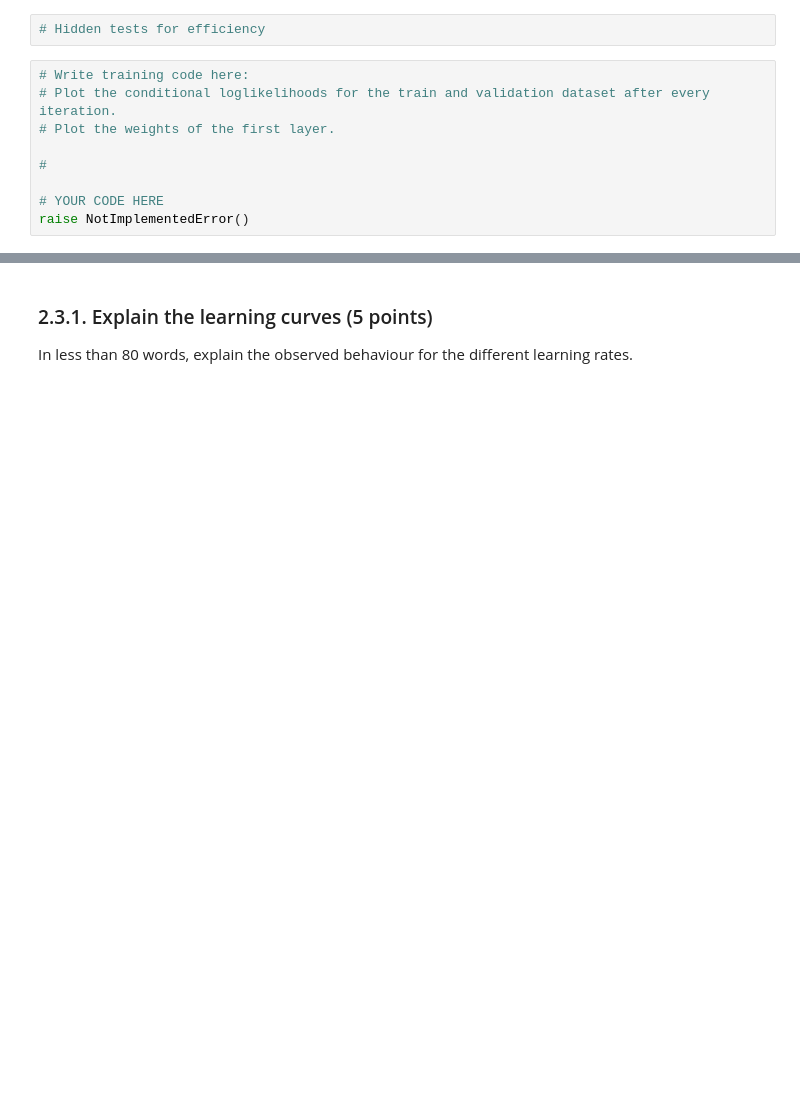
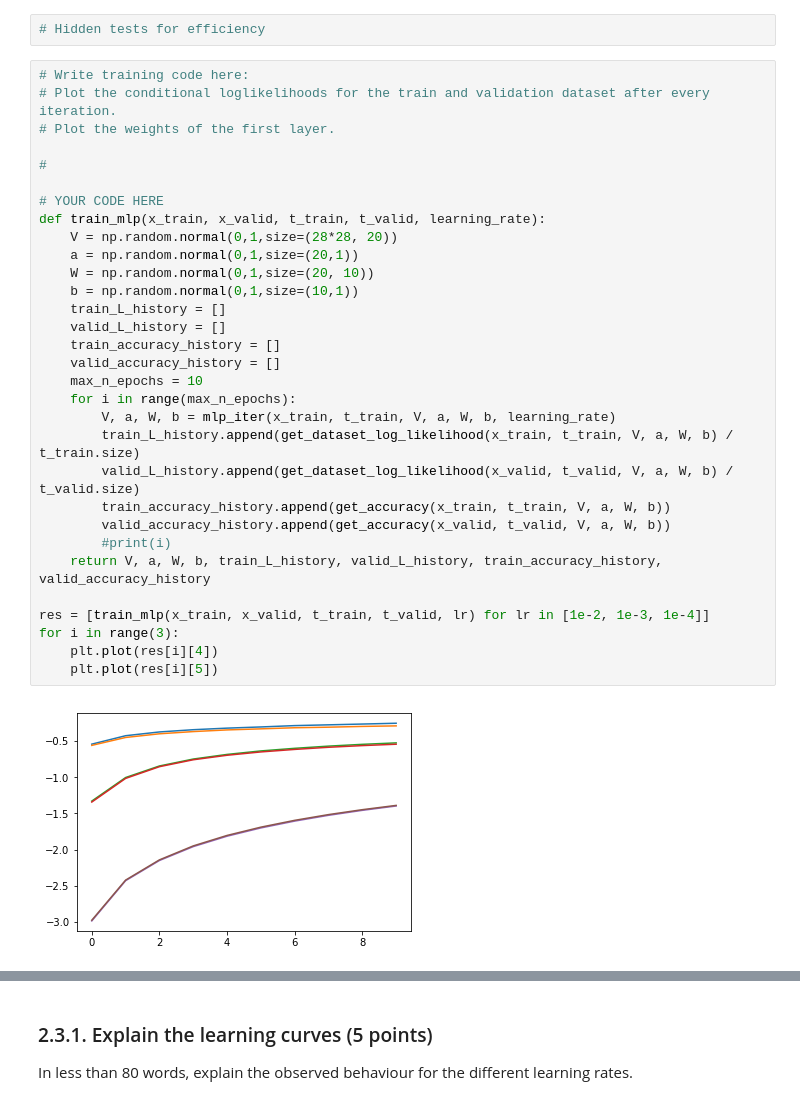
Before and after one commit to sheridavandenbent/ml1_labs, a Jupyter notebook: 10428461_12278327_lab2.ipynb, the cells around one changed output, grey strips where cells are left out. Saved outputs shown, nothing was run; the diff lists cells and outputs as text; blank space fills up the shorter version.

```diff
--- a/10428461_12278327_lab2.ipynb
+++ b/10428461_12278327_lab2.ipynb
@@ -622,13 +724,37 @@ raise NotImplementedError()
 # %%
 # Hidden tests for efficiency
-# %%
-# Write training code here:
-# Plot the conditional loglikelihoods for the train and validation dataset after every iteration.
-# Plot the weights of the first layer.
-
-#
-
-# YOUR CODE HERE
-raise NotImplementedError()
+# %%
+# Write training code here:
+# Plot the conditional loglikelihoods for the train and validation dataset after every iteration.
+# Plot the weights of the first layer.
+
+#
+
+# YOUR CODE HERE
+def train_mlp(x_train, x_valid, t_train, t_valid, learning_rate):
+    V = np.random.normal(0,1,size=(28*28, 20))
+    a = np.random.normal(0,1,size=(20,1))
+    W = np.random.normal(0,1,size=(20, 10))
+    b = np.random.normal(0,1,size=(10,1))
+    train_L_history = []
+    valid_L_history = []
+    train_accuracy_history = []
+    valid_accuracy_history = []
+    max_n_epochs = 10
+    for i in range(max_n_epochs):
+        V, a, W, b = mlp_iter(x_train, t_train, V, a, W, b, learning_rate)
+        train_L_history.append(get_dataset_log_likelihood(x_train, t_train, V, a, W, b) / t_train.size)
+        valid_L_history.append(get_dataset_log_likelihood(x_valid, t_valid, V, a, W, b) / t_valid.size)
+        train_accuracy_history.append(get_accuracy(x_train, t_train, V, a, W, b))
+        valid_accuracy_history.append(get_accuracy(x_valid, t_valid, V, a, W, b))
+        #print(i)
+    return V, a, W, b, train_L_history, valid_L_history, train_accuracy_history, valid_accuracy_history
+
+res = [train_mlp(x_train, x_valid, t_train, t_valid, lr) for lr in [1e-2, 1e-3, 1e-4]]
+for i in range(3):
+    plt.plot(res[i][4])
+    plt.plot(res[i][5])
+# %% [output]
+[figure, added]
 # %%
 # plot the train and validation logp for all three learning rates in one figure
```
Also changed, not shown: parts of 17 cells of this notebook.
